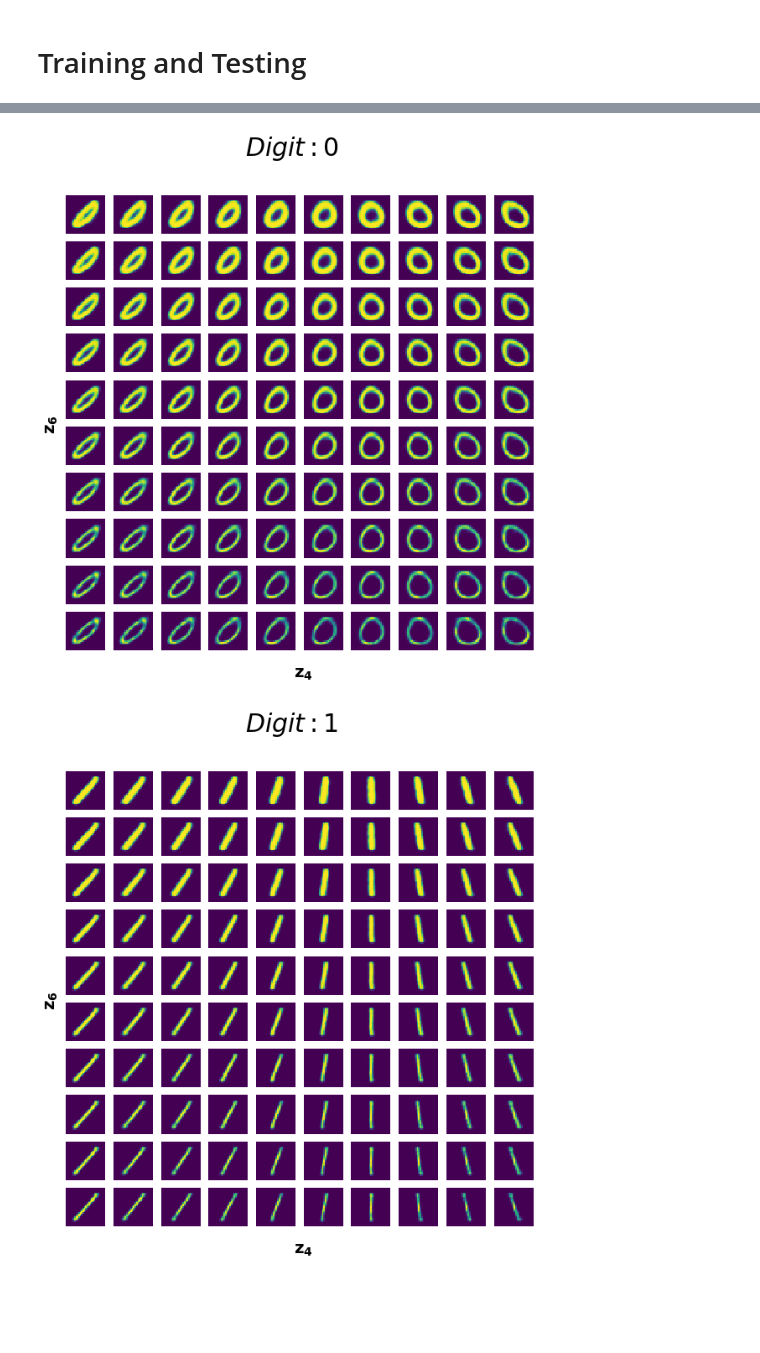
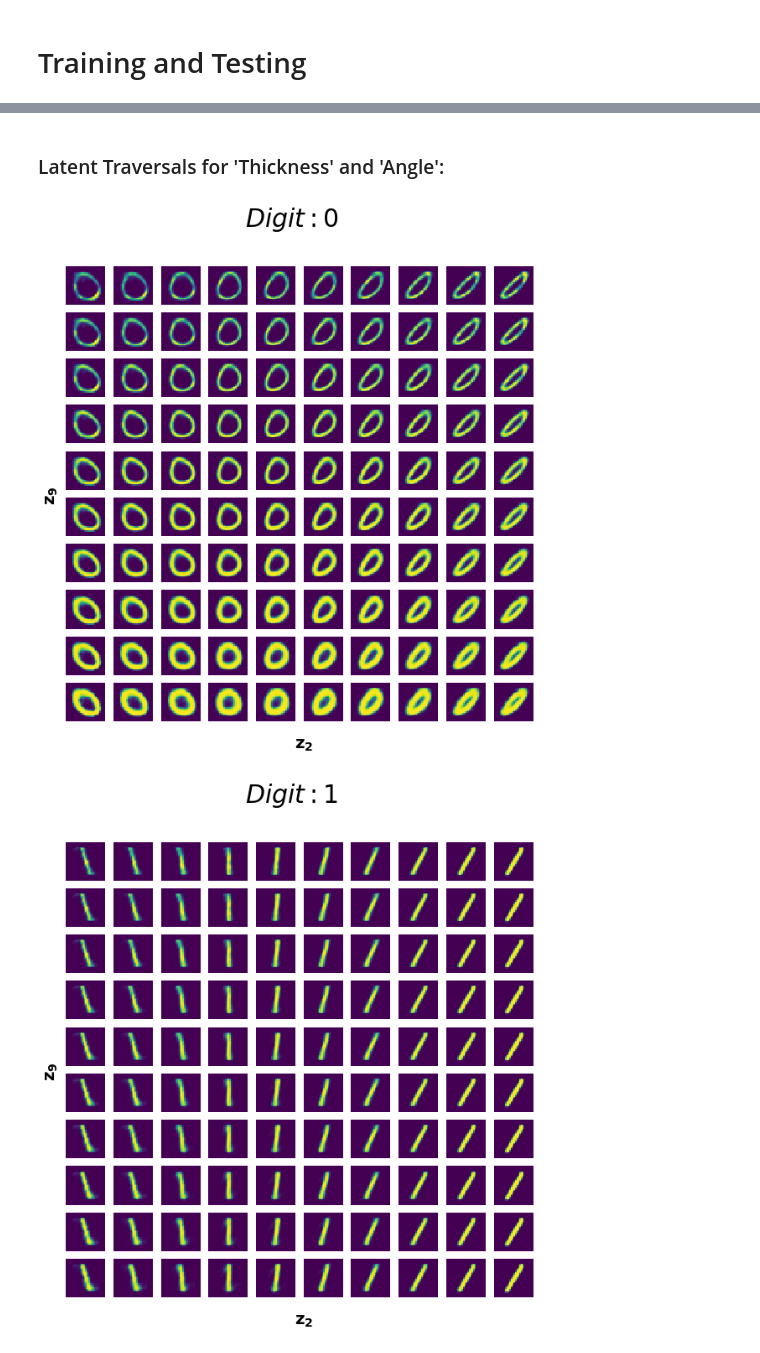
Before and after one commit to probtorch/probtorch, a Jupyter notebook: examples/mnist-semisupervised-inference-marginal.ipynb, the cells around one changed output, grey strips where cells are left out. Drawn from its saved outputs; the diff is of its cells as text; code cells hidden in the pictures; blank space fills up the shorter version.

```diff
--- a/examples/mnist-semisupervised-inference-marginal.ipynb
+++ b/examples/mnist-semisupervised-inference-marginal.ipynb
@@ -88,16 +67,19 @@ class Encoder(nn.Module):
                                 nn.Linear(num_hidden2, num_style))
 
     @expand_inputs
-    def forward(self, images, labels=None, num_samples=None):
+    def forward(self, images, labels=None, num_samples=NUM_SAMPLES):
         q = probtorch.Trace()
         hidden = self.enc_hidden(images)
-        # input digits : unkown or observed
-        digits = q.concrete(self.digit_log_weights(hidden), self.digit_temp, value=labels, name='y')
-        # input features : unkown
+        digits = q.concrete(logits=self.digit_log_weights(hidden),
+                            temperature=self.digit_temp,
+                            value=labels,
+                            name='y')
         hidden2 = torch.cat([digits, hidden] , -1)
         styles_mean = self.style_mean(hidden2)
-        styles_std = torch.exp(self.style_log_std(hidden2))
-        q.normal(styles_mean, styles_std, name='z')
+        styles_std = self.style_log_std(hidden2).exp()
+        q.normal(loc=styles_mean,
+                 scale=styles_std,
+                 name='z')
         return q
 # %% [markdown]
 # Decoder Model
@@ -163,7 +145,7 @@ def elbo(q, p, alpha=ALPHA, beta=BETA):
 # %%
 from torchvision import datasets, transforms
 import os
-DATA_PATH = '../data'
+DATA_PATH = '../../mnist'
 
 if not os.path.isdir(DATA_PATH):
     os.makedirs(DATA_PATH)
@@ -336,7 +277,6 @@ for b, (images, labels) in enumerate(train_data):
             images = images.view(-1, NUM_PIXELS)
             if CUDA:
                 images = images.cuda()
-            images = Variable(images)
             q = enc(images, num_samples=NUM_SAMPLES)
             z = q['z'].value.cpu().data.squeeze().numpy()
             Zs[b] = z
@@ -413,3 +342,5 @@ for style in range(NUM_STYLE):
+# %% [markdown]
+### Latent Traversals for 'Thickness' and 'Angle':
 # %%
 def zi_vs_zj(z_index1, z_index2, zmin=3, zmax=3, num_z=10, digit=0):
     f, axarr = plt.subplots(num_z, num_z, figsize=(num_z, num_z), sharey=True)
@@ -418,15 +349,17 @@ def zi_vs_zj(z_index1, z_index2, zmin=3, zmax=3, num_z=10, digit=0):
 
     for i in range(num_z):
         for j in range(num_z):
-            z = torch.zeros(1,NUM_STYLE)
+            null_image = torch.zeros((1, NUM_PIXELS))
+            z = torch.zeros((1,NUM_STYLE))
+            y_hot = torch.zeros((1,NUM_DIGITS))
             z[0,z_index1] = z_range[i]
             z[0,z_index2] = z_range[j]
-            z = Variable(z.cuda())
-            y_hot = np.zeros((1,NUM_DIGITS))
             y_hot[0,digit] = 1
-            y_hot = Variable(torch.FloatTensor(y_hot).cuda())
+            if CUDA:
+                null_image = null_image.cuda()
+                z = z.cuda()
+                y_hot = y_hot.cuda()
             q_null = {'z':z, 'y':y_hot}
-            null_image = Variable(torch.Tensor(np.zeros((1, NUM_PIXELS)))).cuda()
             p = dec(null_image, q_null, num_samples=NUM_SAMPLES)
             image = p['images']
             pixels = int(np.sqrt(NUM_PIXELS))
@@ -436,11 +369,11 @@ def zi_vs_zj(z_index1, z_index2, zmin=3, zmax=3, num_z=10, digit=0):
     f.text(0.52, 0.08, r'$\mathbf{z_{%d}}$' % z_index2, ha='center', fontsize=20)
     f.text(0.09, 0.5, r'$\mathbf{z_{%d}}$' % z_index1, va='center', rotation='vertical', fontsize=20)
 # %%
-z_index1 = 6
-z_index2 = 4
+z_index1 = 9
+z_index2 = 2
 for digit in range(NUM_DIGITS):
     zi_vs_zj(z_index1, z_index2, zmin=-3, zmax=3, num_z=10, digit=digit)
     plt.show()
 # %% [output]
-[figure, old version]
+[figure, new version]
-[figure, old version]
+[figure, new version]
```
Also changed, not shown: parts of 20 cells of this notebook.
